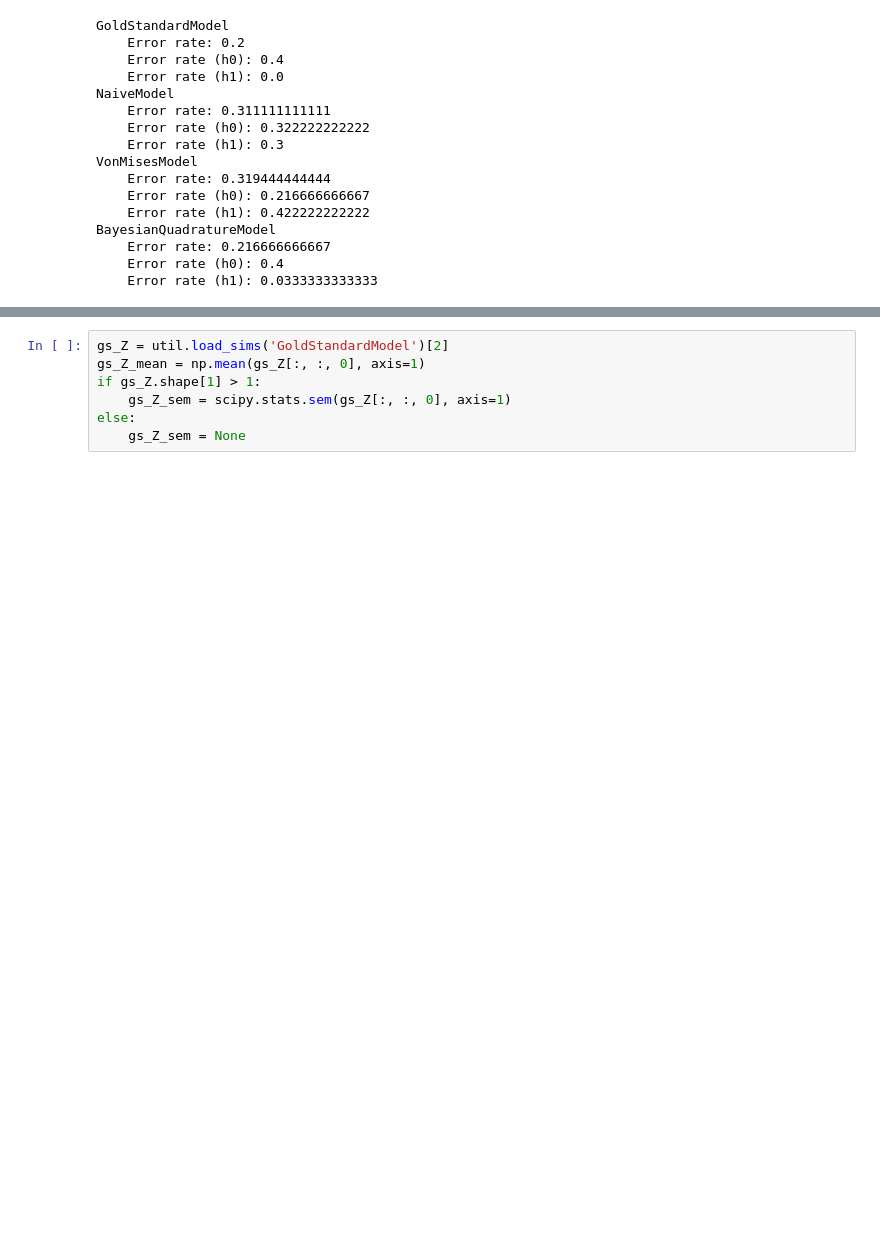
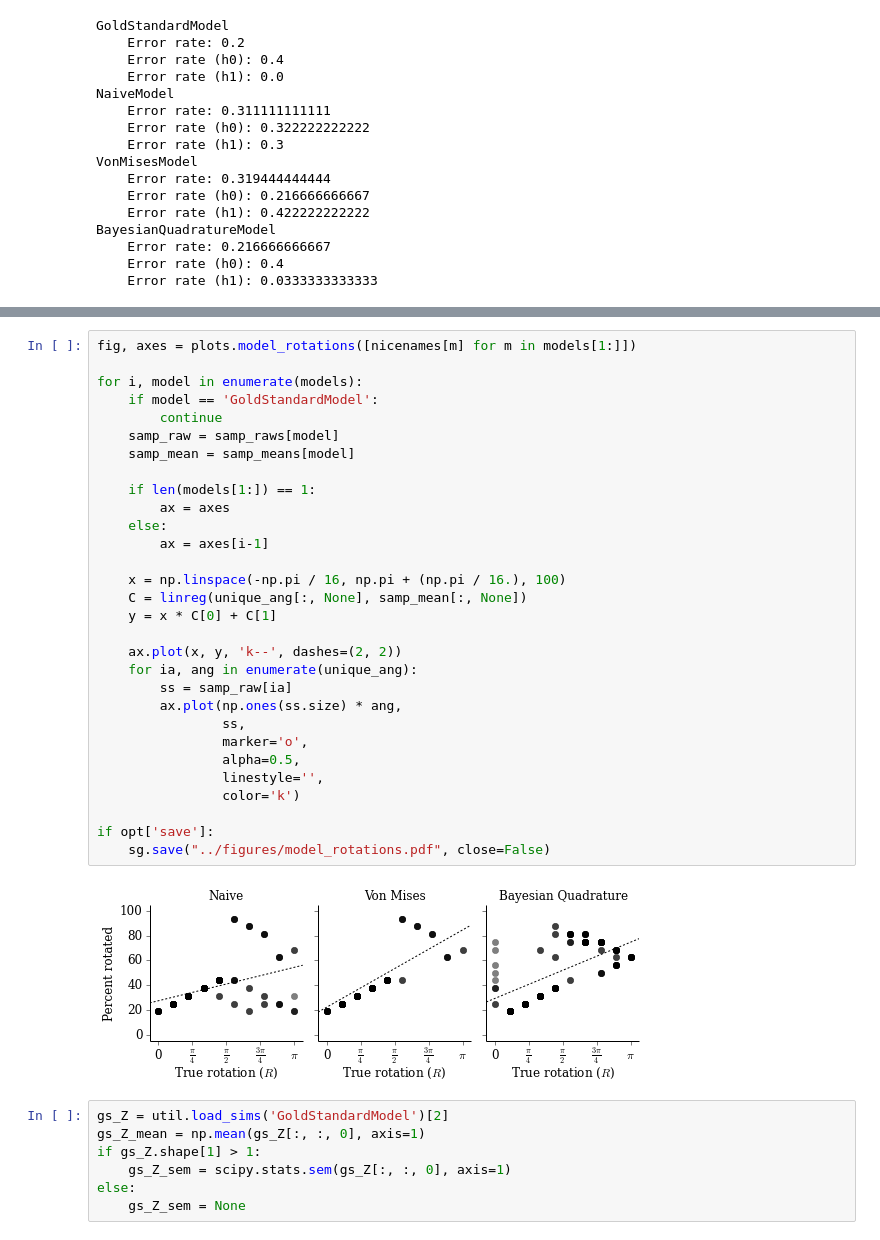
Before and after one commit to jhamrick/optimal-mental-rotation, a Jupyter notebook: code/analysis.ipynb, the cells around one changed output, grey strips where cells are left out. Saved outputs shown, nothing was run; the diff lists cells and outputs as text; blank space fills up the shorter version.

```diff
--- a/code/analysis.ipynb
+++ b/code/analysis.ipynb
@@ -217,3 +222,35 @@ if opt['save']:
+# %%
+fig, axes = plots.model_rotations([nicenames[m] for m in models[1:]])
+
+for i, model in enumerate(models):
+    if model == 'GoldStandardModel':
+        continue
+    samp_raw = samp_raws[model]
+    samp_mean = samp_means[model]
+
+    if len(models[1:]) == 1:
+        ax = axes
+    else:
+        ax = axes[i-1]
+
+    x = np.linspace(-np.pi / 16, np.pi + (np.pi / 16.), 100)
+    C = linreg(unique_ang[:, None], samp_mean[:, None])
+    y = x * C[0] + C[1]
+
+    ax.plot(x, y, 'k--', dashes=(2, 2))
+    for ia, ang in enumerate(unique_ang):
+        ss = samp_raw[ia]
+        ax.plot(np.ones(ss.size) * ang,
+                ss,
+                marker='o',
+                alpha=0.5,
+                linestyle='',
+                color='k')
+
+if opt['save']:
+    sg.save("../figures/model_rotations.pdf", close=False)
+# %% [output]
+[figure, added]
 # %%
 gs_Z = util.load_sims('GoldStandardModel')[2]
 gs_Z_mean = np.mean(gs_Z[:, :, 0], axis=1)
```
Also changed, not shown: parts of 4 cells of this notebook.
